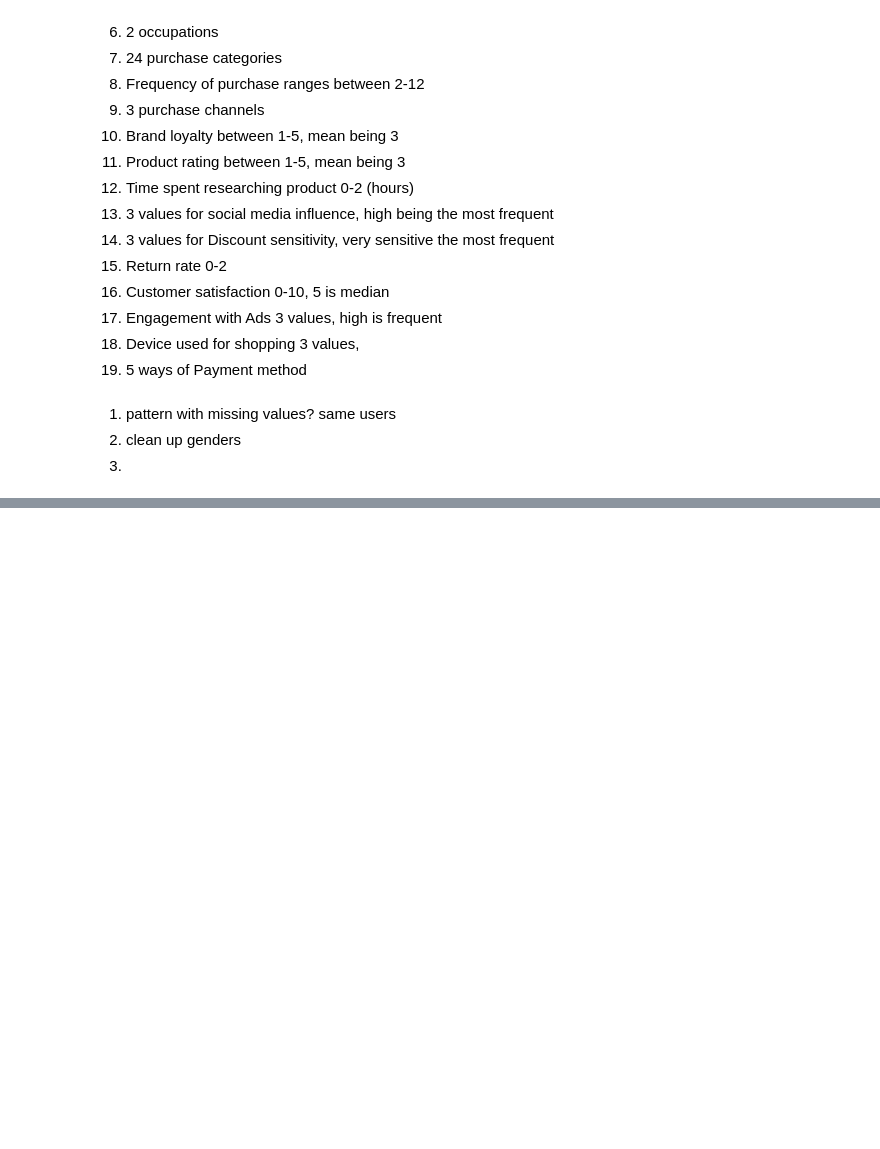
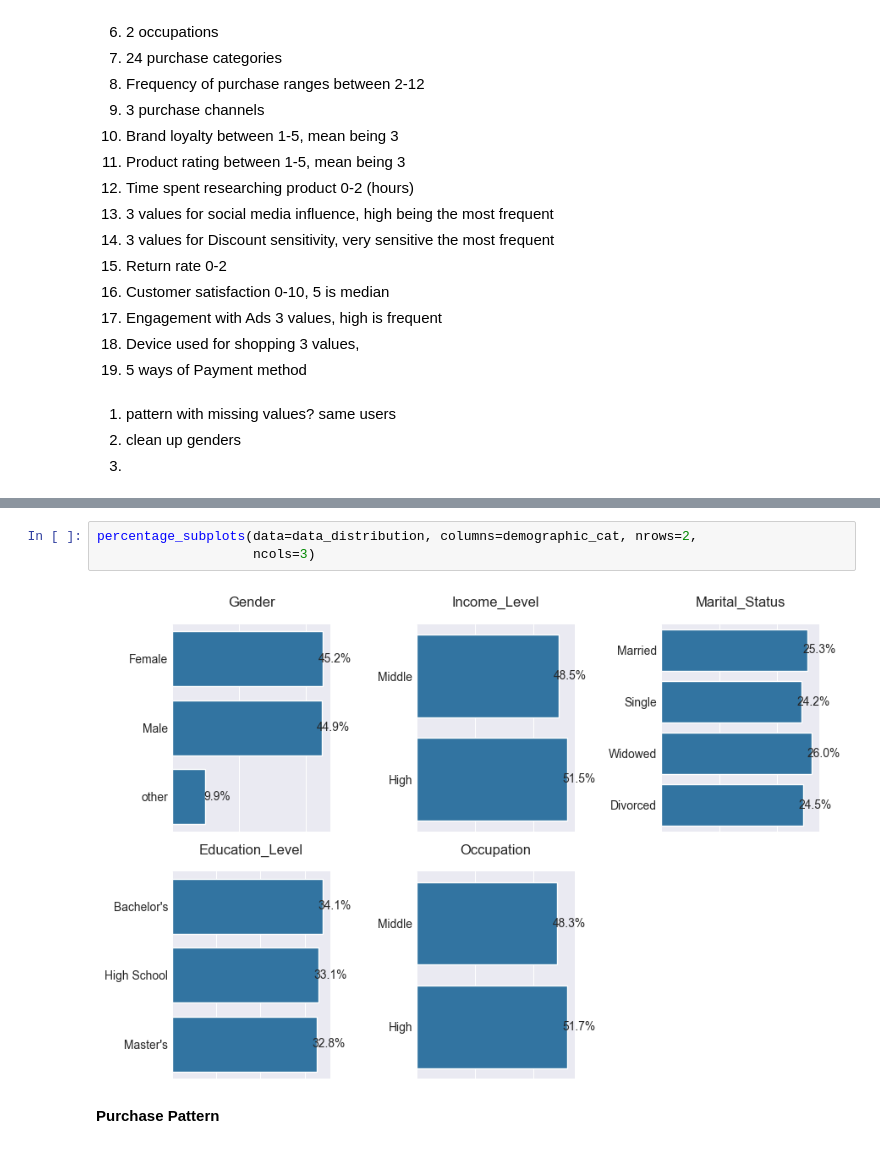
Before and after one commit to CelineChiLamNg/ecommerce_segmentation, a Jupyter notebook: analysis.ipynb, the cells around one changed output, grey strips where cells are left out. Drawn from its saved outputs; the diff is of its cells as text; blank space fills up the shorter version.

```diff
--- a/analysis.ipynb
+++ b/analysis.ipynb
@@ -110,0 +324,7 @@ Engagement_with_Ads (25.6%)
+# %%
+percentage_subplots(data=data_distribution, columns=demographic_cat, nrows=2,
+                    ncols=3)
+# %% [output]
+[figure, added]
+# %% [markdown]
+**Purchase Pattern**
```
Also changed, not shown: parts of 36 cells of this notebook, 1 other file.
